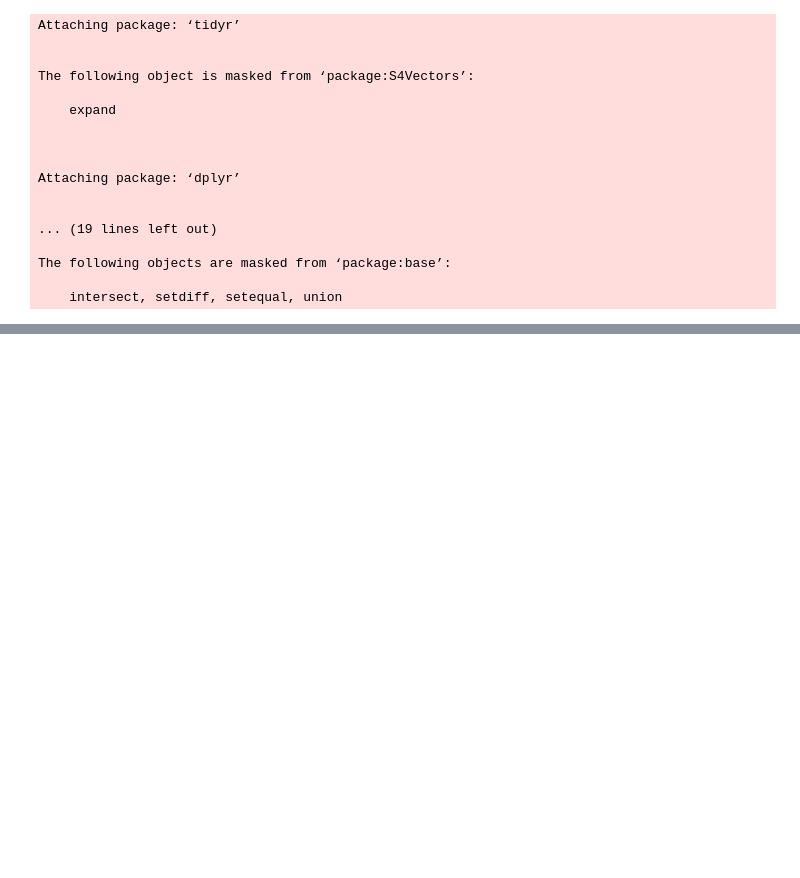
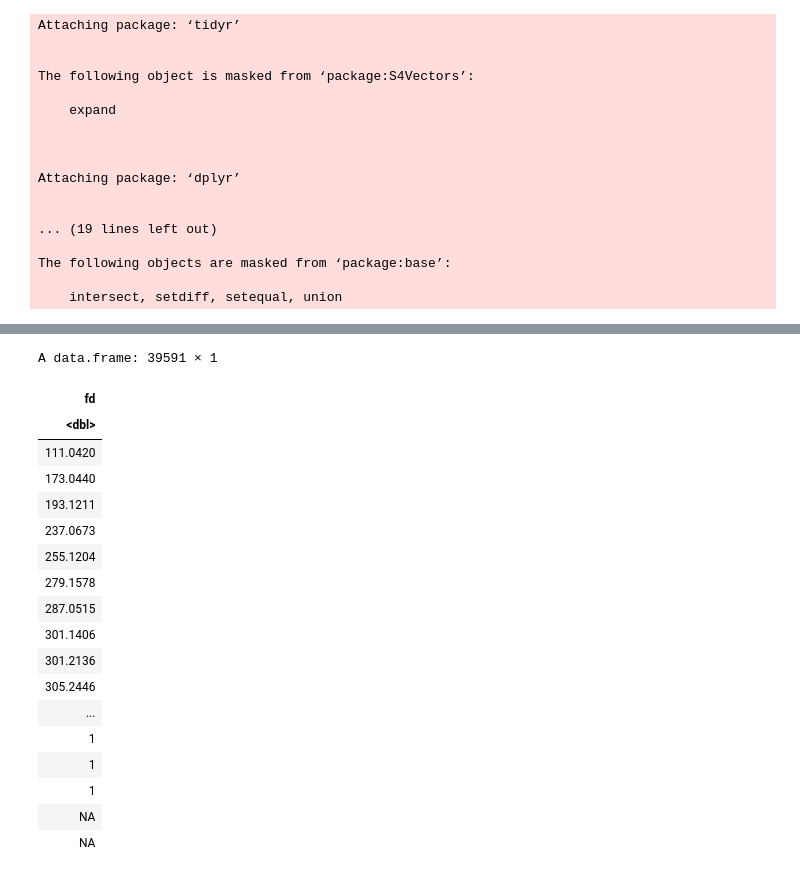
Before and after one commit to JohanLassen/carpeDIAMS, a Jupyter notebook: experiments.ipynb, the cells around one changed output, grey strips where cells are left out. Cells and saved outputs as stored; diff of their text form; code cells hidden in the pictures; blank space fills up the shorter version.

```diff
--- a/experiments.ipynb
+++ b/experiments.ipynb
@@ -220,0 +198,6 @@ Object of class XcmsExperiment
+# %%
+library(data.table)
+
+fd <- chromPeaks(xdata)
+rownames(fd) <- rownames(chromPeakData(xdata))
+spectra_df <- spectra(xdata)@backend@spectraData@listData |> bind_cols()
@@ -220,0 +319,23 @@ Object of class XcmsExperiment
+# %%
+fd <- as.data.frame(fd)
+fd
+# %% [output]
+A data.frame: 39591 × 1
+| fd |
+| <dbl> |
+| 111.0420 |
+| 173.0440 |
+| 193.1211 |
+| 237.0673 |
+| 255.1204 |
+| 279.1578 |
+| 287.0515 |
+| 301.1406 |
+| 301.2136 |
+| 305.2446 |
+| ... |
+| 1 |
+| 1 |
+| 1 |
+| NA |
+| NA |
```
Also changed, not shown: parts of 16 cells of this notebook, 4 other files.
